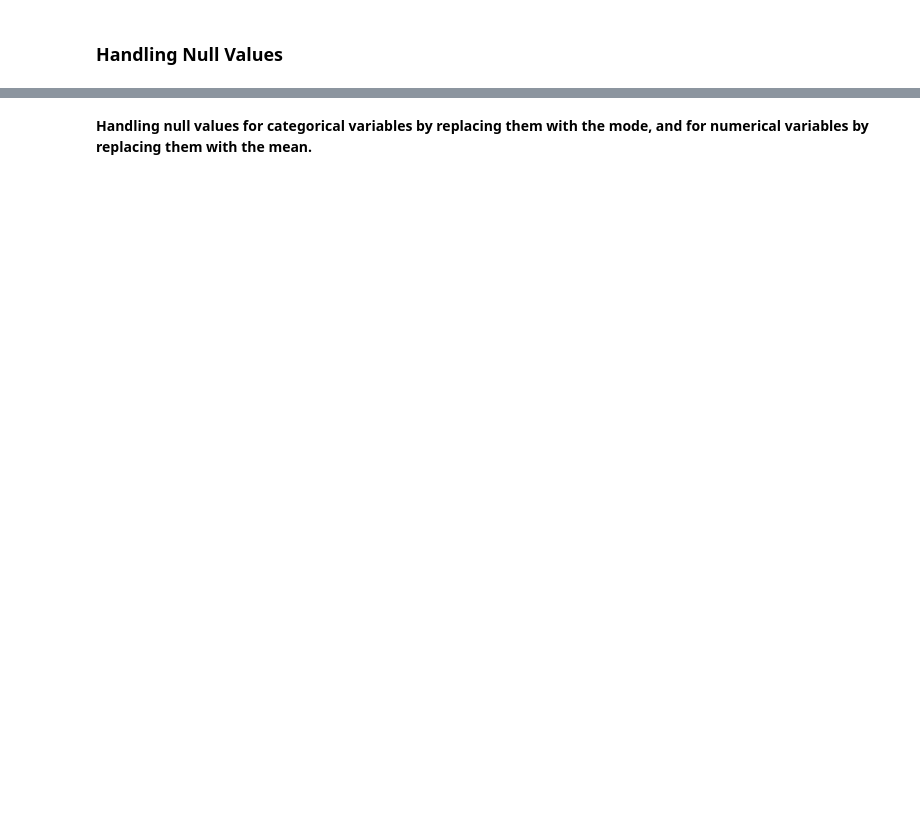
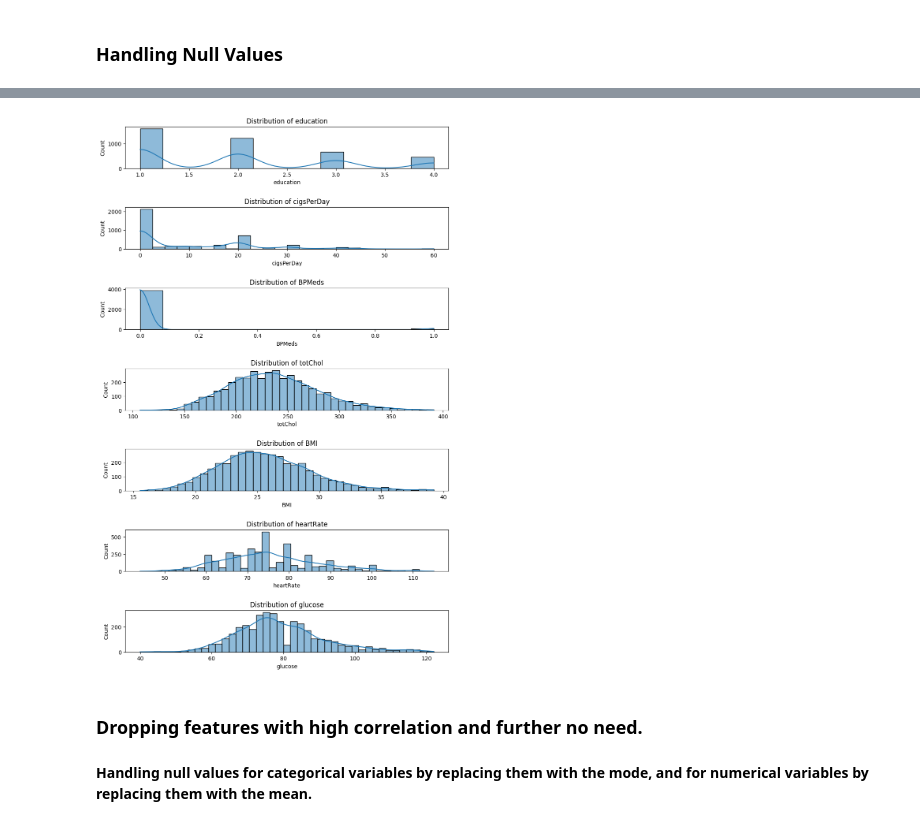
Before and after one commit to Prabinthapa007/Projects, a Jupyter notebook: Project-3_Coronary_Heart_disease_Farmingham/02-Data_Cleaning_Preprocessing.ipynb, the cells around one changed output, grey strips where cells are left out. Drawn from its saved outputs; the diff is of its cells as text; code cells hidden in the pictures; blank space fills up the shorter version.

```diff
--- a/Project-3_Coronary_Heart_disease_Farmingham/02-Data_Cleaning_Preprocessing.ipynb
+++ b/Project-3_Coronary_Heart_disease_Farmingham/02-Data_Cleaning_Preprocessing.ipynb
@@ -86 +115,19 @@ pd.DataFrame({
 | TenYearCHD | 0 | int64 |
+# %%
+cols_with_missing_values = ['education', 'cigsPerDay', 'BPMeds', 'totChol', 'BMI', 'heartRate', 'glucose']
+
+# Plotting the distributions of columns with missing values
+fig, axes = plt.subplots(len(cols_with_missing_values), 1, figsize=(10, 15))
+fig.tight_layout(pad=5.0)
+
+for i, col in enumerate(cols_with_missing_values):
+    sns.histplot(dataset[col], kde=True, ax=axes[i])
+    axes[i].set_title(f'Distribution of {col}')
+    axes[i].set_xlabel(col)
+    axes[i].set_ylabel('Count')
+
+plt.show()
+# %% [output]
+[figure, added]
+# %% [markdown]
+### Dropping features with high correlation and further no need.
```
Also changed, not shown: parts of 14 cells of this notebook, 3 other files.
